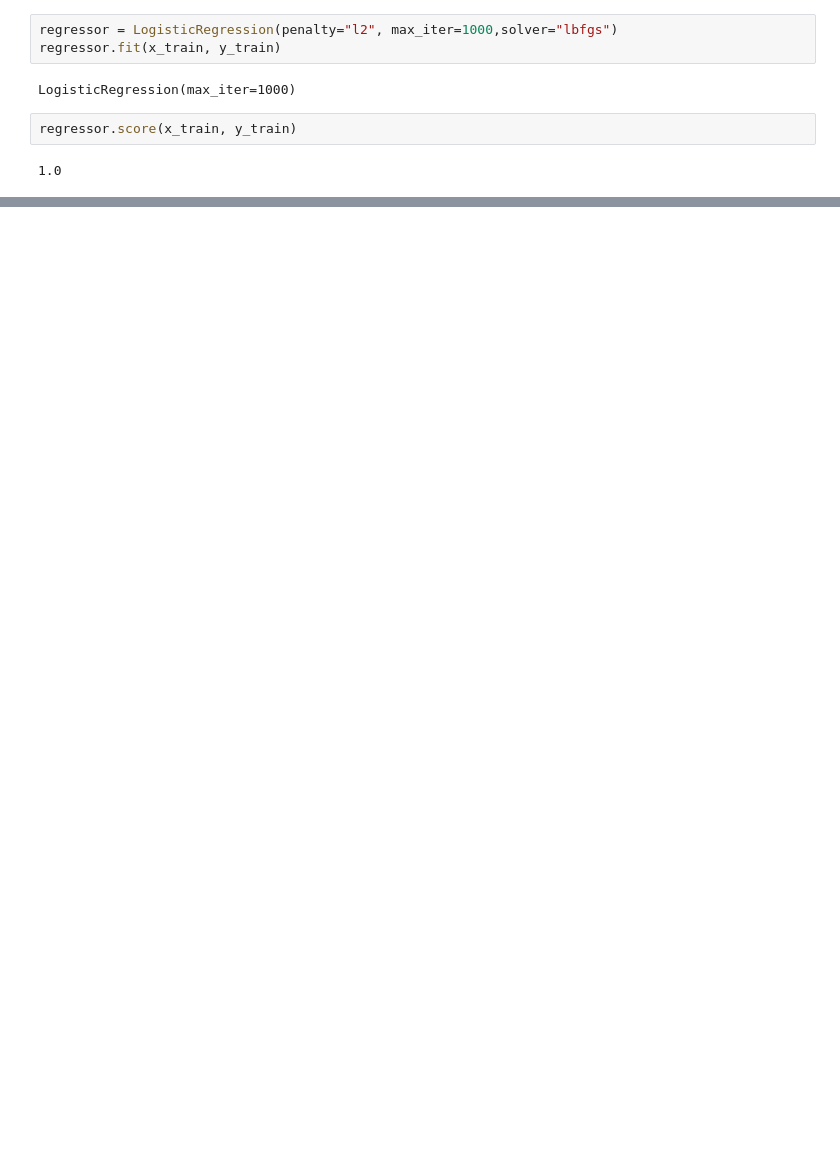
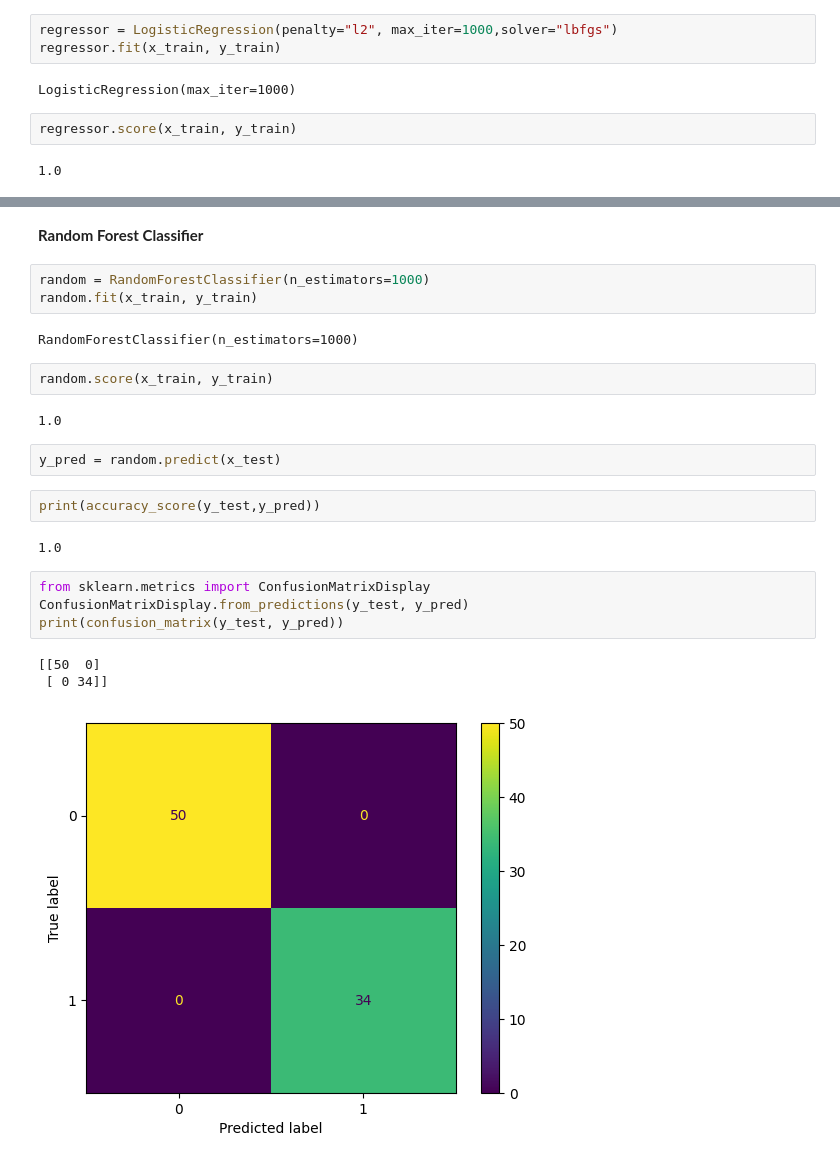
Before and after one commit to nsoukouna3/Machine-Learning, a Jupyter notebook: Titanic_Analysis_project.ipynb, the cells around one changed output, grey strips where cells are left out. Saved outputs shown, nothing was run; the diff lists cells and outputs as text; blank space fills up the shorter version.

```diff
--- a/Titanic_Analysis_project.ipynb
+++ b/Titanic_Analysis_project.ipynb
@@ -401,0 +463,25 @@ regressor.score(x_train, y_train)
+# %% [markdown]
+**Random Forest Classifier**
+# %%
+random = RandomForestClassifier(n_estimators=1000)
+random.fit(x_train, y_train)
+# %% [output]
+RandomForestClassifier(n_estimators=1000)
+# %%
+random.score(x_train, y_train)
+# %% [output]
+1.0
+# %%
+y_pred = random.predict(x_test)
+# %%
+print(accuracy_score(y_test,y_pred))
+# %% [output]
+1.0
+# %%
+from sklearn.metrics import ConfusionMatrixDisplay
+ConfusionMatrixDisplay.from_predictions(y_test, y_pred)
+print(confusion_matrix(y_test, y_pred))
+# %% [output]
+[[50  0]
+ [ 0 34]]
+[figure, added]
```
Also changed, not shown: parts of 12 cells of this notebook.
